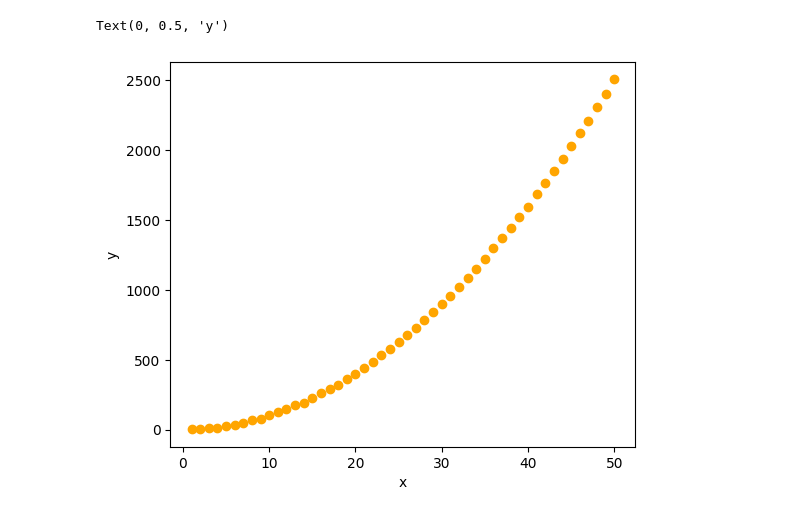
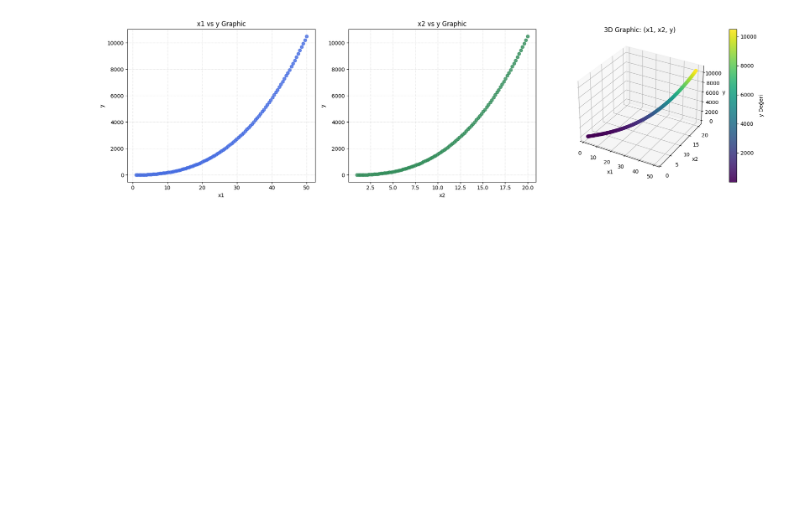
Before and after one commit to OmerTurk1/ML-From-Scratch, a Jupyter notebook: PolynomialFeatures.ipynb, the cells around one changed output. Drawn from its saved outputs; the diff is of its cells as text; code cells hidden in the pictures; blank space fills up the shorter version.

```diff
--- a/PolynomialFeatures.ipynb
+++ b/PolynomialFeatures.ipynb
@@ -91,11 +97,33 @@ df.head()
-# %%
-plt.figure(figsize=(6,5))
-plt.scatter(df["x"], df["y"], c="orange")
-plt.xlabel("x")
-plt.ylabel("y")
-# %% [output]
-Text(0, 0.5, 'y')
-[figure, removed]
+# %%
+fig = plt.figure(figsize=(18, 5))
+
+ax1 = fig.add_subplot(1, 3, 1)
+ax1.scatter(df['x1'], df['y'], color='royalblue', alpha=0.8)
+ax1.set_title("x1 vs y Graphic")
+ax1.set_xlabel("x1")
+ax1.set_ylabel("y")
+ax1.grid(True, linestyle=':', alpha=0.6)
+
+ax2 = fig.add_subplot(1, 3, 2)
+ax2.scatter(df['x2'], df['y'], color='seagreen', alpha=0.8)
+ax2.set_title("x2 vs y Graphic")
+ax2.set_xlabel("x2")
+ax2.set_ylabel("y")
+ax2.grid(True, linestyle=':', alpha=0.6)
+
+ax3 = fig.add_subplot(1, 3, 3, projection='3d')
+scatter = ax3.scatter(df['x1'], df['x2'], df['y'], c=df['y'], cmap='viridis', s=40, alpha=0.9)
+ax3.set_title("3D Graphic: (x1, x2, y)")
+ax3.set_xlabel("x1")
+ax3.set_ylabel("x2")
+ax3.set_zlabel("y")
+
+fig.colorbar(scatter, ax=ax3, label='y Değeri', pad=0.1)
+
+plt.tight_layout()
+plt.show()
+# %% [output]
+[figure, added]
 # %%
 X = df.drop(columns="y")
 Y = df["y"]
```
Also changed, not shown: parts of 13 cells of this notebook.
